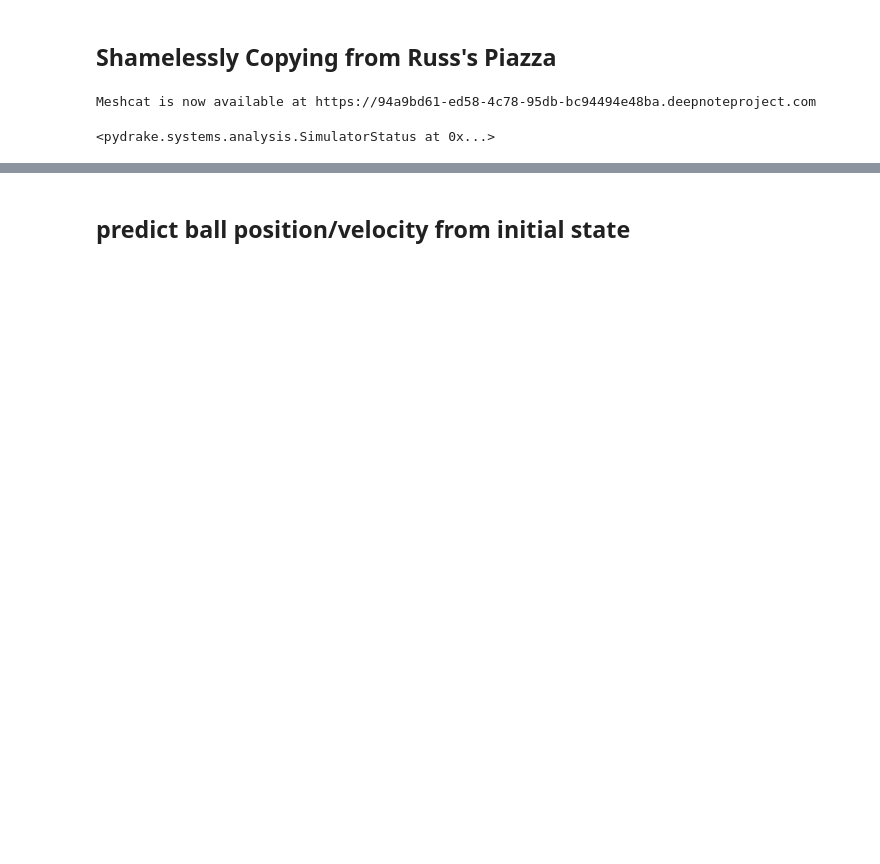
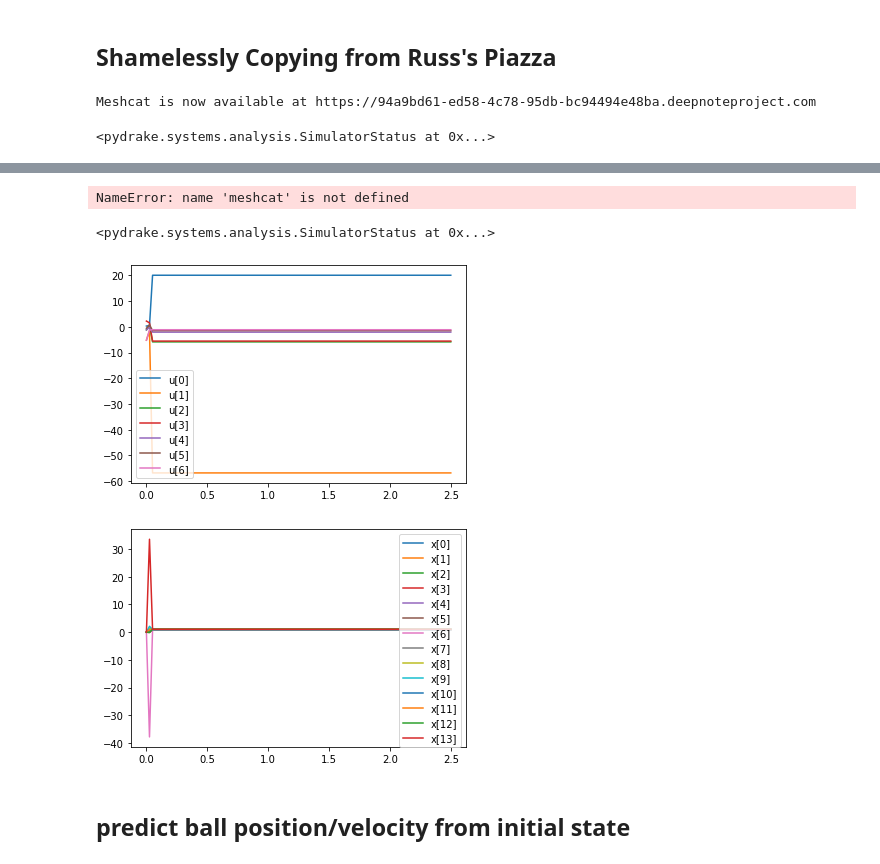
Before and after one commit to FischerMoseley/yoink, a Jupyter notebook: yoink.ipynb, the cells around one changed output, grey strips where cells are left out. Cells and saved outputs as stored; diff of their text form; code cells hidden in the pictures; blank space fills up the shorter version.

Commit message:
add plots for trajectory optimization output

```diff
--- a/yoink.ipynb
+++ b/yoink.ipynb
@@ -164,3 +238,60 @@ simulator.AdvanceTo(2)
+# %%
+x_trajectory = dircol.ReconstructStateTrajectory(result)
+
+plant = MultibodyPlant(time_step = 0)
+scene_graph = SceneGraph()
+plant.RegisterAsSourceForSceneGraph(scene_graph)
+iiwa = AddIiwa(plant)
+#wsg = AddWsg(plant, iiwa)
+plant.Finalize()
+
+builder = DiagramBuilder()
+source = builder.AddSystem(TrajectorySource(x_trajectory))
+builder.AddSystem(scene_graph)
+pos_to_pose = builder.AddSystem(MultibodyPositionToGeometryPose(plant, input_multibody_state=True))
+builder.Connect(source.get_output_port(0), pos_to_pose.get_input_port())
+builder.Connect(pos_to_pose.get_output_port(), scene_graph.get_source_pose_port(plant.get_source_id()))
+
+visualizer = MeshcatVisualizerCpp.AddToBuilder(builder, scene_graph.get_query_output_port(), meshcat)
+
+diagram = builder.Build()
+#display(SVG(pydot.graph_from_dot_data(diagram.GetGraphvizString())[0].create_svg())) # display diagram
+
+simulator = Simulator(diagram)
+simulator.set_target_realtime_rate(0.25)
+simulator.AdvanceTo(0.1)
+# %% [output]
+NameError: name 'meshcat' is not defined
+# %%
+simulator.set_target_realtime_rate(0.25)
+simulator.AdvanceTo(21)
+# %% [output]
+<pydrake.systems.analysis.SimulatorStatus at 0x...>
+# %%
+x_trajectory = dircol.ReconstructStateTrajectory(result)
+u_trajectory = dircol.ReconstructInputTrajectory(result)
+
+ts = np.linspace(0, 2.5, 100)
+xs = np.zeros((100, 14))
+us = np.zeros((100, 7))
+
+for t in range(len(ts)):
+    xs[t,:] = x_trajectory.value(t).T
+    us[t,:] = u_trajectory.value(t).T
+
+import matplotlib.pyplot as plt
+for i in range(7):
+    plt.plot(ts, us[:,i], label=f'u[{i}]')
+plt.legend()
+plt.show()
+
+for i in range(14):
+    plt.plot(ts, xs[:,i], label=f'x[{i}]')
+plt.legend()
+plt.show()
+# %% [output]
+[figure, added]
+[figure, added]
 # %% [markdown]
 ## predict ball position/velocity from initial state
 # %%
```
Also changed, not shown: parts of 8 cells of this notebook, 2 other files.
